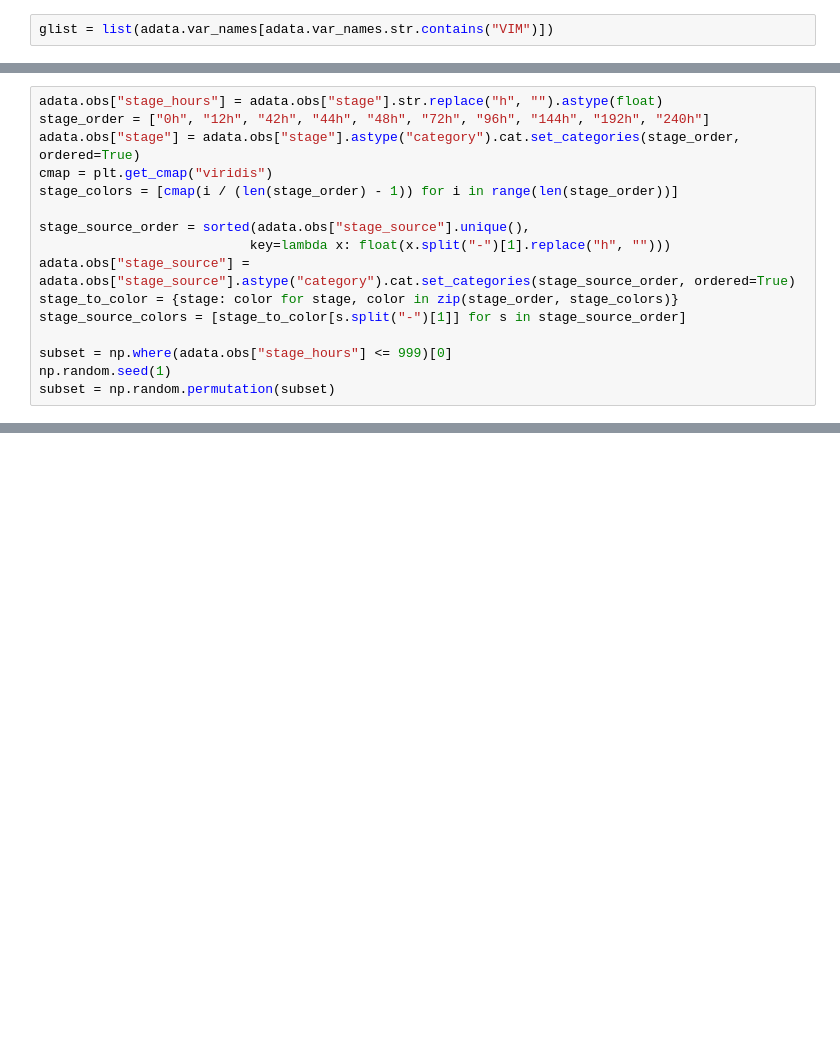
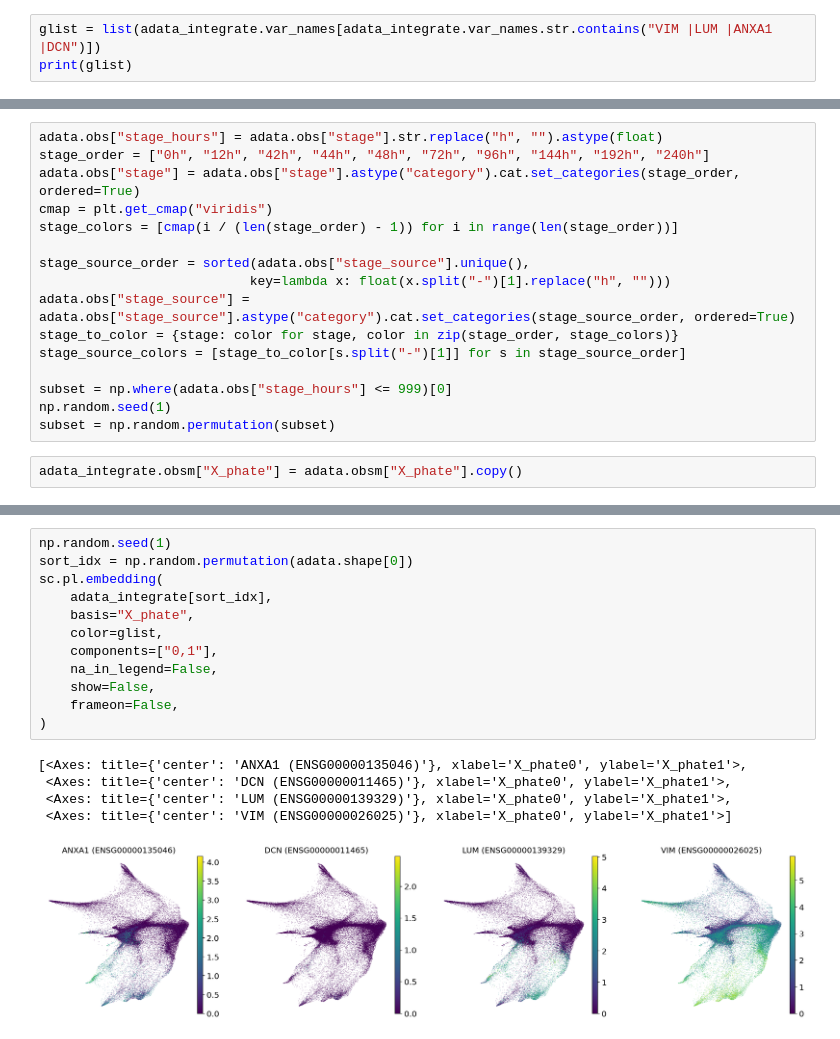
Before and after one commit to stanfish06/micropattern, a Jupyter notebook: notebooks/cloud.ipynb, the cells around one changed output, grey strips where cells are left out. Cells and saved outputs as stored; diff of their text form; blank space fills up the shorter version.

```diff
--- a/notebooks/cloud.ipynb
+++ b/notebooks/cloud.ipynb
@@ -95,4 +95,5 @@ sc.pl.umap(adata, color=["leiden_sub_sub2", "Cell type", "sample_labels"], ncols
 # %% [output]
 [figure]
 # %%
-glist = list(adata.var_names[adata.var_names.str.contains("VIM")])
+glist = list(adata_integrate.var_names[adata_integrate.var_names.str.contains("VIM |LUM |ANXA1 |DCN")])
+print(glist)
@@ -112,4 +115,6 @@ stage_source_colors = [stage_to_color[s.split("-")[1]] for s in stage_source_ord
 subset = np.where(adata.obs["stage_hours"] <= 999)[0]
 np.random.seed(1)
 subset = np.random.permutation(subset)
+# %%
+adata_integrate.obsm["X_phate"] = adata.obsm["X_phate"].copy()
 # %%
@@ -197,0 +283,18 @@ sc.pl.embedding(
+# %%
+np.random.seed(1)
+sort_idx = np.random.permutation(adata.shape[0])
+sc.pl.embedding(
+    adata_integrate[sort_idx],
+    basis="X_phate",
+    color=glist,
+    components=["0,1"],
+    na_in_legend=False,
+    show=False,
+    frameon=False,
+)
+# %% [output]
+[<Axes: title={'center': 'ANXA1 (ENSG00000135046)'}, xlabel='X_phate0', ylabel='X_phate1'>,
+ <Axes: title={'center': 'DCN (ENSG00000011465)'}, xlabel='X_phate0', ylabel='X_phate1'>,
+ <Axes: title={'center': 'LUM (ENSG00000139329)'}, xlabel='X_phate0', ylabel='X_phate1'>,
+ <Axes: title={'center': 'VIM (ENSG00000026025)'}, xlabel='X_phate0', ylabel='X_phate1'>]
+[figure, added]
```
Also changed, not shown: parts of 2 cells of this notebook.
